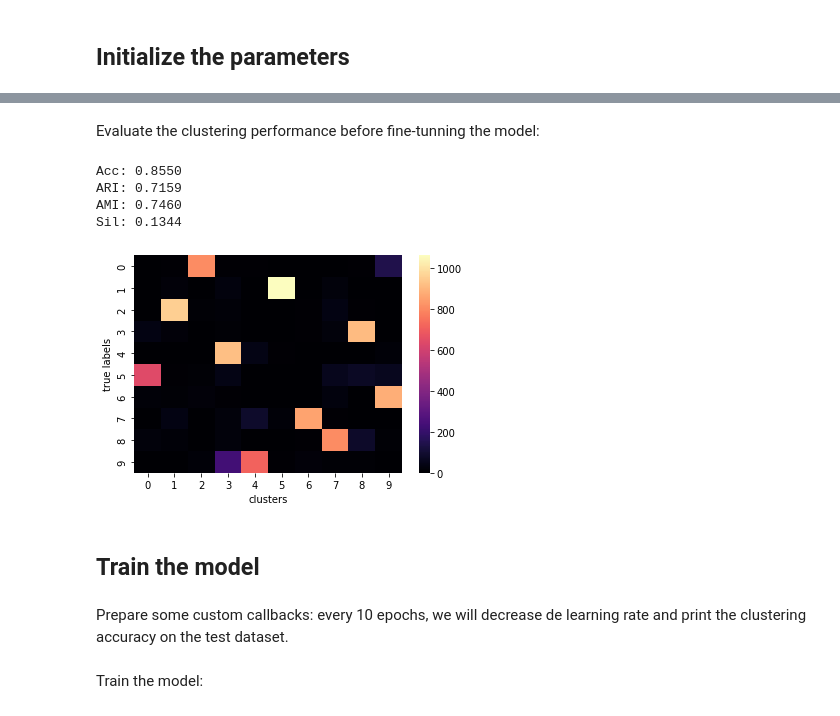
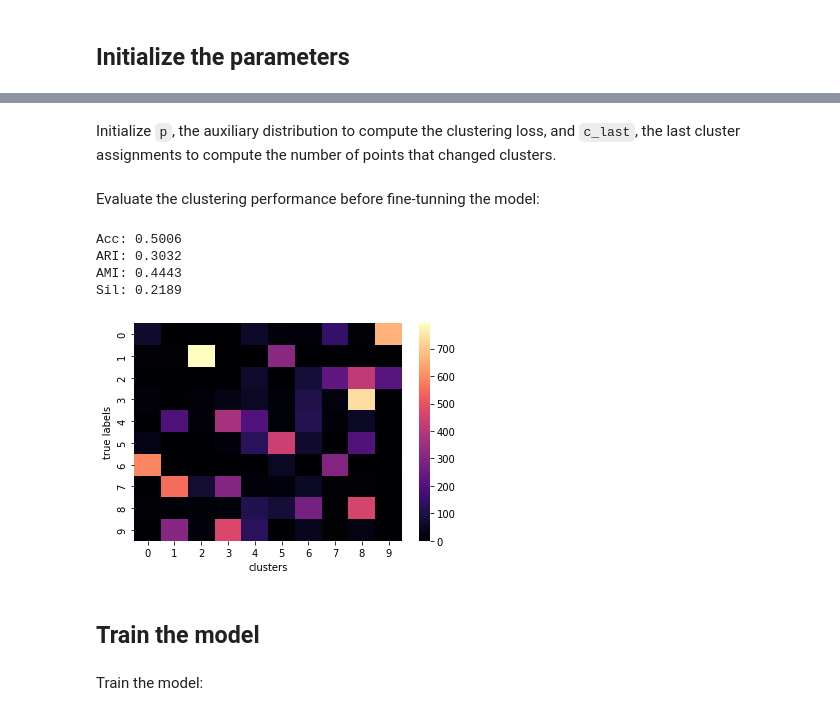
Before and after one commit to carlescn/MSc_bioinformatics_thesis, a Jupyter notebook: masters_thesis_models/vade_on_MNIST.ipynb, the cells around one changed output, grey strips where cells are left out. Drawn from its saved outputs; the diff is of its cells as text; code cells hidden in the pictures.

```diff
--- a/masters_thesis_models/vade_on_MNIST.ipynb
+++ b/masters_thesis_models/vade_on_MNIST.ipynb
@@ -60,0 +34,24 @@ model_pretrain.decoder.load_weights("model_weights/vade/pretrained/decoder")
+# %%
+IMG_DIM = 28*28
+LATENT_DIM = 10
+INTERMEDIATE_DIMS = (512, 512, 2048)
+
+EPOCHS = 50
+BATCH_SIZE = 128
+
+model_vae = get_vae_model(IMG_DIM, LATENT_DIM, INTERMEDIATE_DIMS)
+
+# model_vae.encoder.summary()
+# model_vae.decoder.summary()
+# %%
+# model_vae.compile(optimizer=keras.optimizers.Adam())
+
+# model_vae.fit(x_train,
+#                epochs=EPOCHS,
+#                batch_size=128,
+#                verbose=2,
+#               )
+
+# model_vae.save_weights("model_weights/cvae/pretrained/vae")
+
+model_vae.load_weights("model_weights/cvae/pretrained/vae")
@@ -85,0 +83,2 @@ model_pretrain.decoder.load_weights("model_weights/vade/pretrained/decoder")
+# %%
+model_vae.load_weights("model_weights/cvae/pretrained/vae")
@@ -85,0 +89,10 @@ model_pretrain.decoder.load_weights("model_weights/vade/pretrained/decoder")
+# %%
+N_CLUSTERS = 10
+CLUSTERING_LOSS_WEIGHT = 0.1
+
+EPOCHS = 100
+BATCH_SIZE = 128
+SCHEDULE = 10
+DELTA_THRESHOLD = 0.01
+
+model_cvae = get_clustering_vae_model(model_vae, N_CLUSTERS, CLUSTERING_LOSS_WEIGHT)
@@ -106,0 +147,2 @@ model_vade.load_weights("model_weights/vade/pretrained/vade")
+# %% [markdown]
+Initialize `p`, the auxiliary distribution to compute the clustering loss, and `c_last`, the last cluster assignments to compute the number of points that changed clusters.
@@ -109,8 +159,8 @@ Evaluate the clustering performance before fine-tunning the model:
 # %%
-evaluate_clustering_performance(model_vade.classify, x_test, y_test, True, model_vade.encode_only_mu)
+evaluate_clustering_performance(model_cvae.classify, x_test, y_test, True, model_cvae.encode_only_mu)
 # %% [output]
-Acc: 0.8550
-ARI: 0.7159
-AMI: 0.7460
-Sil: 0.1344
+Acc: 0.5006
+ARI: 0.3032
+AMI: 0.4443
+Sil: 0.2189
-[figure, old version]
+[figure, new version]
@@ -119,4 +167,2 @@ Sil: 0.1344
 # %% [markdown]
 ## Train the model
-# %% [markdown]
-Prepare some custom callbacks: every 10 epochs, we will decrease de learning rate and print the clustering accuracy on the test dataset.
```
Also changed, not shown: parts of 43 cells of this notebook.
